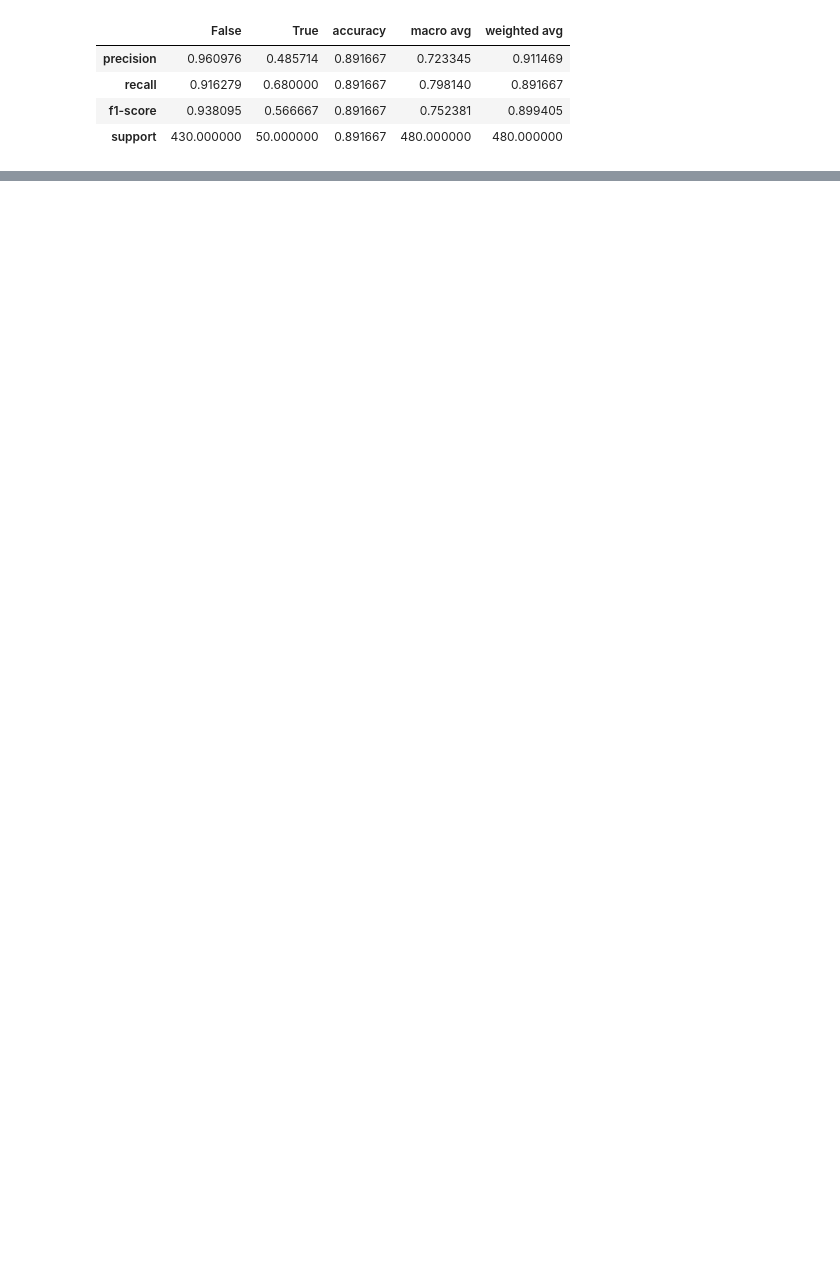
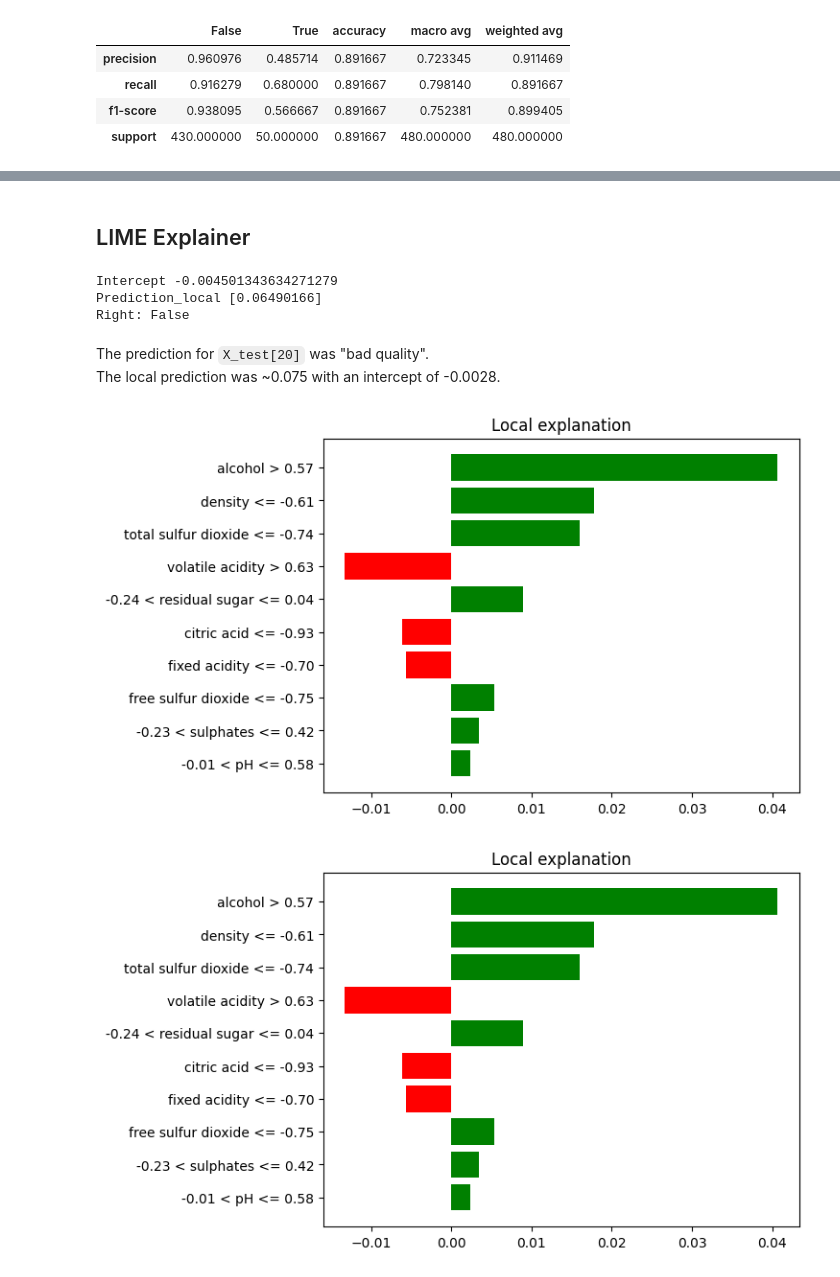
Before and after one commit to DerekRobin/Learn-ML, a Jupyter notebook: Interpretable Machine Learning/LIME-WINE/LIME_in_action.ipynb, the cells around one changed output, grey strips where cells are left out. Cells and saved outputs as stored; diff of their text form; code cells hidden in the pictures; blank space fills up the shorter version.

```diff
--- a/Interpretable Machine Learning/LIME-WINE/LIME_in_action.ipynb
+++ b/Interpretable Machine Learning/LIME-WINE/LIME_in_action.ipynb
@@ -130,0 +139,5 @@ pd.DataFrame(classification_report(y_test, y_pred_tree, output_dict=True))
+# %%
+from sklearn.ensemble import RandomForestClassifier
+random_forest = RandomForestClassifier(random_state=1)
+random_forest.fit(X_train, y_train)
+y_pred_forest = random_forest.predict(X_test)
@@ -130,0 +155,5 @@ pd.DataFrame(classification_report(y_test, y_pred_tree, output_dict=True))
+# %%
+from sklearn.ensemble import AdaBoostClassifier
+ada_boost = AdaBoostClassifier(random_state=1, algorithm="SAMME")
+ada_boost.fit(X_train, y_train)
+y_pred_forest = ada_boost.predict(X_test)
@@ -130,0 +169,2 @@ pd.DataFrame(classification_report(y_test, y_pred_tree, output_dict=True))
+# %% [markdown]
+## LIME Explainer
@@ -130,0 +174,22 @@ pd.DataFrame(classification_report(y_test, y_pred_tree, output_dict=True))
+# %%
+explainer = lime.lime_tabular.LimeTabularExplainer(
+    np.array(X_train),
+    mode='regression',
+    feature_names = X_feature_names,
+    class_names=['goodquality'],
+    verbose=True,
+)
+# %%
+exp = explainer.explain_instance(X_test[20], random_forest.predict)
+# %% [output]
+Intercept -0.004501343634271279
+Prediction_local [0.06490166]
+Right: False
+# %% [markdown]
+The prediction for `X_test[20]` was "bad quality".
+The local prediction was ~0.075 with an intercept of -0.0028.
+# %%
+exp.as_pyplot_figure()
+# %% [output]
+[figure, added]
+[figure, added]
```
Also changed, not shown: parts of 17 cells of this notebook.
